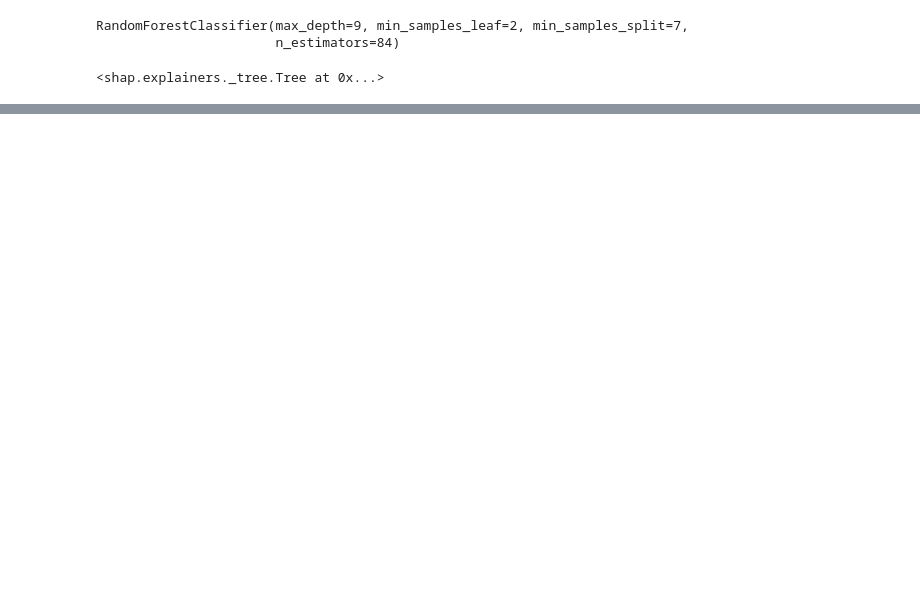
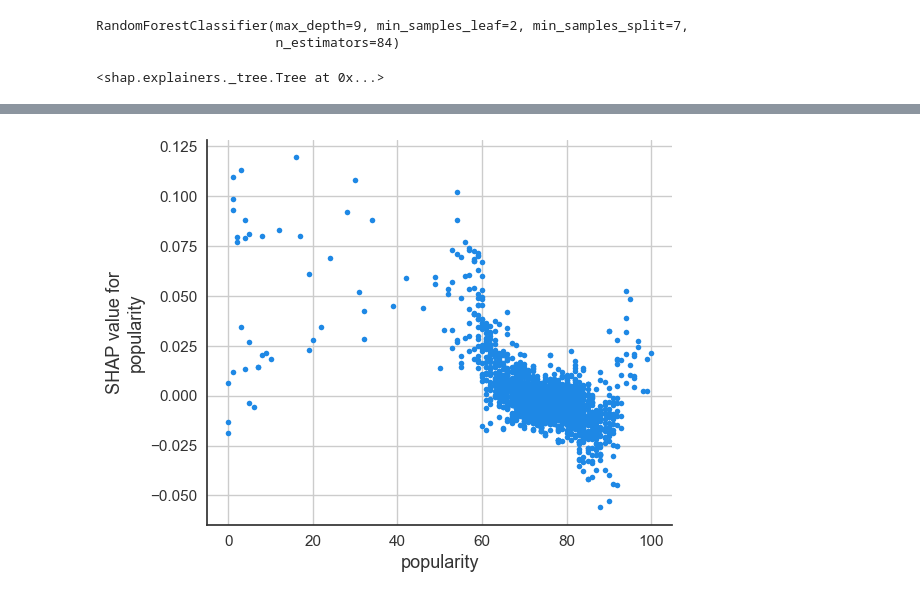
Before and after one commit to inouyewilliam/MLOps-Spotify-E2E-Project, a Jupyter notebook: Notebooks/MLflow_Pycaret.ipynb, the cells around one changed output, grey strips where cells are left out. Cells and saved outputs as stored; diff of their text form; code cells hidden in the pictures; blank space fills up the shorter version.

```diff
--- a/Notebooks/MLflow_Pycaret.ipynb
+++ b/Notebooks/MLflow_Pycaret.ipynb
@@ -119,0 +131,4 @@ The aliases was originally deprecated in NumPy 1.20; for more details and guidan
+# %%
+shap.dependence_plot("popularity",shap_values[1],X,interaction_index= None)
+# %% [output]
+[figure, added]
```
Also changed, not shown: parts of 13 cells of this notebook, 1 other file.
